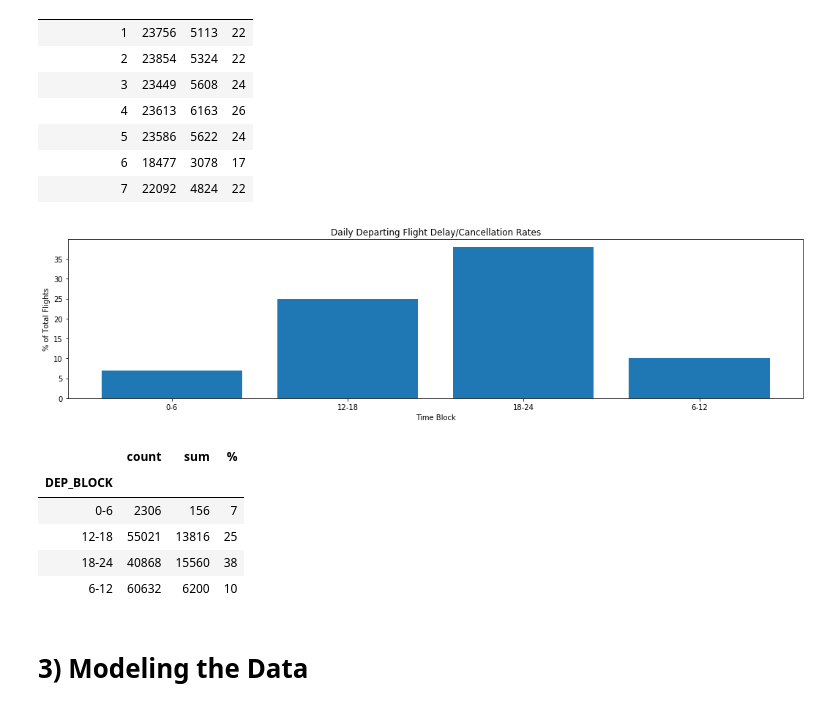
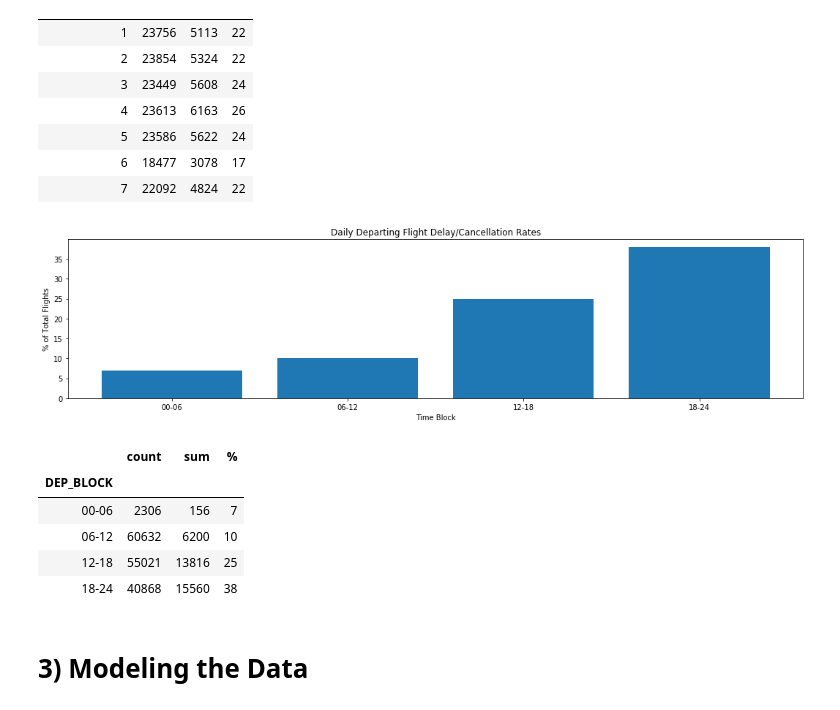
Before and after one commit to ekleen77/Lesson1, a Jupyter notebook: Airline Performance.ipynb, the cells around one changed output. Saved outputs shown, nothing was run; the diff lists cells and outputs as text; code cells hidden in the pictures.

```diff
--- a/Airline Performance.ipynb
+++ b/Airline Performance.ipynb
@@ -266,9 +266,9 @@ df.loc[(df['DELAYED']==1) | (df['CANCELLED']==1), 'DEL_CANC'] = 1
 #Create a categorical field for flight departure time block (6hr blocks)
 def time_block(dep_time):
     if dep_time/100 < 6:
-        return "0-6"
+        return "00-06"
     elif dep_time/100 <12:
-        return "6-12"
+        return "06-12"
     elif dep_time/100 <18:
         return "12-18"
     elif dep_time/100 <=24:
@@ -409,25 +409,26 @@ del_flts
 # %%
 #What is the departure delay/cancellation rate by week day?  (Mon=1)
 mask = (df['ORIGIN']=="EWR")
 del_flts = df[mask][['DEP_BLOCK', 'DEL_CANC']].copy().groupby(['DEP_BLOCK']).agg(['count', 'sum'])
 del_flts = del_flts['DEL_CANC']
 del_flts['%'] = round(del_flts['sum']/del_flts['count']*100, 0).astype('int')
+del_flts.reindex(['0-6', '6-12', ''])
 plt.figure(figsize=[18,4])
 plt.title('Daily Departing Flight Delay/Cancellation Rates')
 plt.xlabel('Time Block')
 plt.ylabel('% of Total Flights')
 plt.bar(del_flts.index, del_flts['%'])
 plt.xticks(del_flts.index)
 plt.show()
 del_flts
 # %% [output]
-[figure, old version]
+[figure, new version]
 |  | count | sum | % |
 | DEP_BLOCK |  |  |  |
-| 0-6 | 2306 | 156 | 7 |
+| 00-06 | 2306 | 156 | 7 |
+| 06-12 | 60632 | 6200 | 10 |
 | 12-18 | 55021 | 13816 | 25 |
 | 18-24 | 40868 | 15560 | 38 |
-| 6-12 | 60632 | 6200 | 10 |
 # %% [markdown]
 # 3) Modeling the Data
 # %%
```
Also changed, not shown: parts of 1 cell of this notebook.
